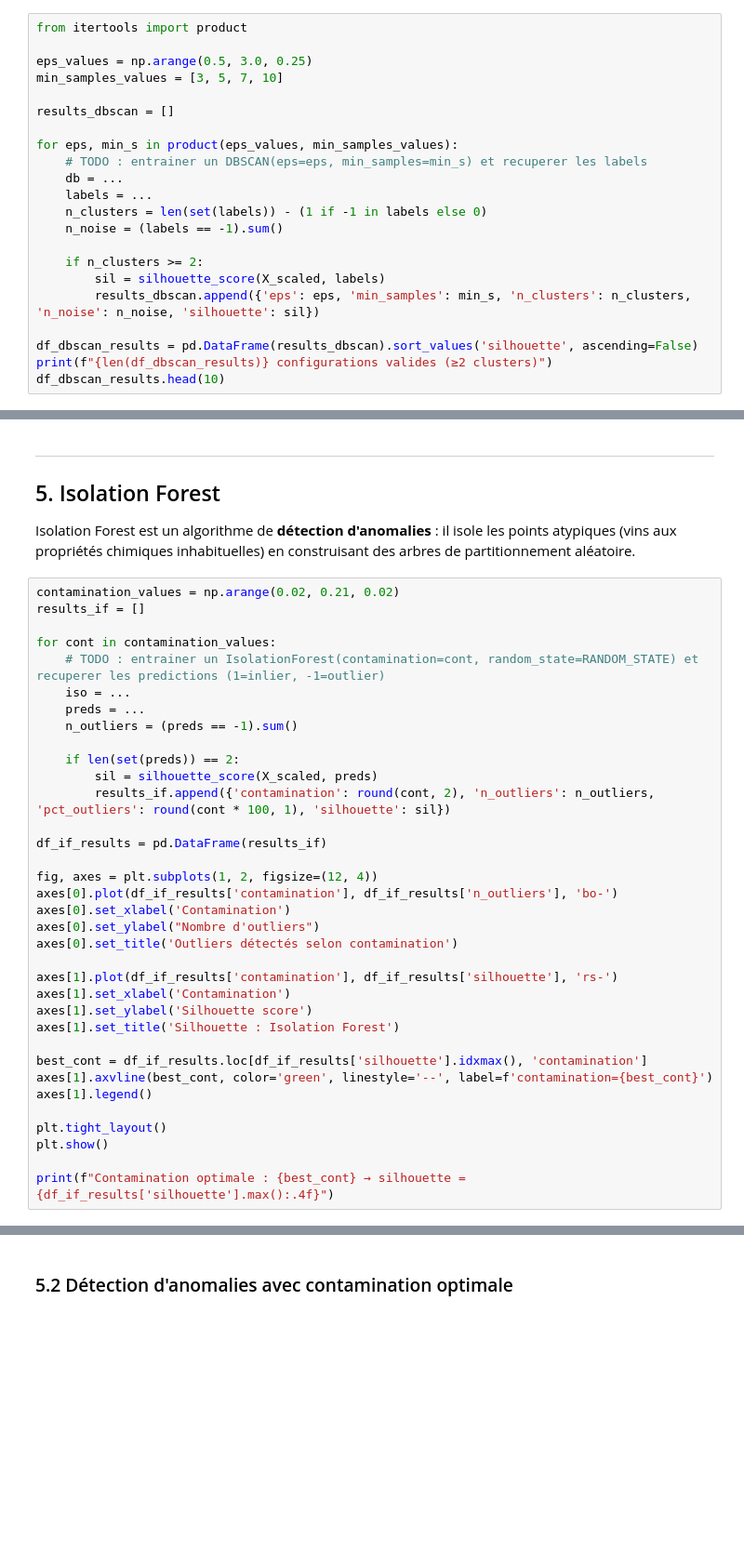
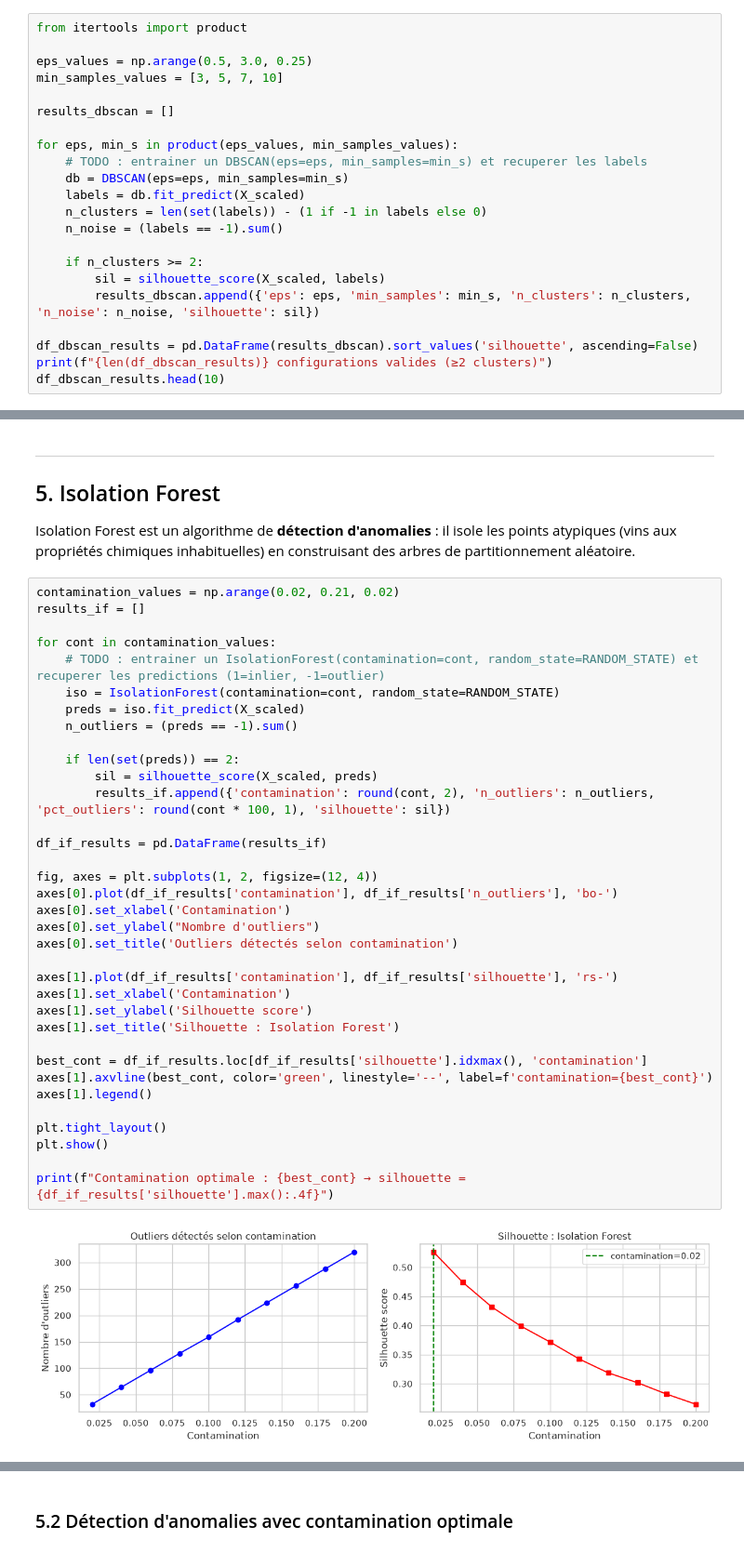
Before and after one commit to jordan95v/ML_5AL2, a Jupyter notebook: 01_non_supervise/tp_non_supervise.ipynb, the cells around one changed output, grey strips where cells are left out. Shown at 93% size. Drawn from its saved outputs; the diff is of its cells as text; blank space fills up the shorter version.

```diff
--- a/01_non_supervise/tp_non_supervise.ipynb
+++ b/01_non_supervise/tp_non_supervise.ipynb
@@ -200,8 +240,8 @@ results_dbscan = []
 
 for eps, min_s in product(eps_values, min_samples_values):
     # TODO : entrainer un DBSCAN(eps=eps, min_samples=min_s) et recuperer les labels
-    db = ...
-    labels = ...
+    db = DBSCAN(eps=eps, min_samples=min_s)
+    labels = db.fit_predict(X_scaled)
     n_clusters = len(set(labels)) - (1 if -1 in labels else 0)
     n_noise = (labels == -1).sum()
 
@@ -261,32 +321,34 @@ results_if = []
 
 for cont in contamination_values:
     # TODO : entrainer un IsolationForest(contamination=cont, random_state=RANDOM_STATE) et recuperer les predictions (1=inlier, -1=outlier)
-    iso = ...
-    preds = ...
+    iso = IsolationForest(contamination=cont, random_state=RANDOM_STATE)
+    preds = iso.fit_predict(X_scaled)
     n_outliers = (preds == -1).sum()
 
     if len(set(preds)) == 2:
         sil = silhouette_score(X_scaled, preds)
         results_if.append({'contamination': round(cont, 2), 'n_outliers': n_outliers, 'pct_outliers': round(cont * 100, 1), 'silhouette': sil})
 
 df_if_results = pd.DataFrame(results_if)
 
 fig, axes = plt.subplots(1, 2, figsize=(12, 4))
 axes[0].plot(df_if_results['contamination'], df_if_results['n_outliers'], 'bo-')
 axes[0].set_xlabel('Contamination')
 axes[0].set_ylabel("Nombre d'outliers")
 axes[0].set_title('Outliers détectés selon contamination')
 
 axes[1].plot(df_if_results['contamination'], df_if_results['silhouette'], 'rs-')
 axes[1].set_xlabel('Contamination')
 axes[1].set_ylabel('Silhouette score')
 axes[1].set_title('Silhouette : Isolation Forest')
 
 best_cont = df_if_results.loc[df_if_results['silhouette'].idxmax(), 'contamination']
 axes[1].axvline(best_cont, color='green', linestyle='--', label=f'contamination={best_cont}')
 axes[1].legend()
 
 plt.tight_layout()
 plt.show()
 
 print(f"Contamination optimale : {best_cont} → silhouette = {df_if_results['silhouette'].max():.4f}")
+# %% [output]
+[figure, added]
```
Also changed, not shown: parts of 34 cells of this notebook.
